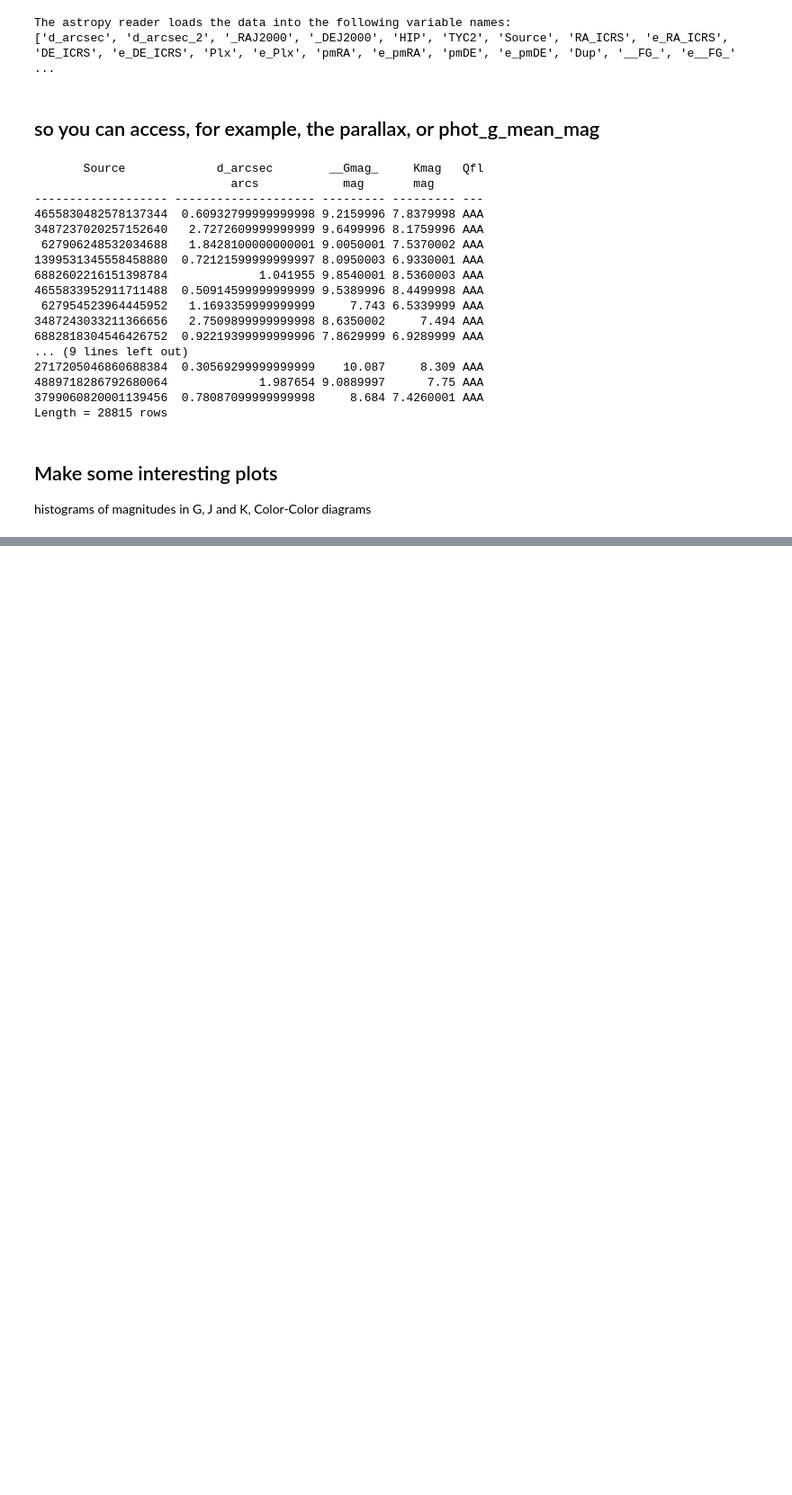
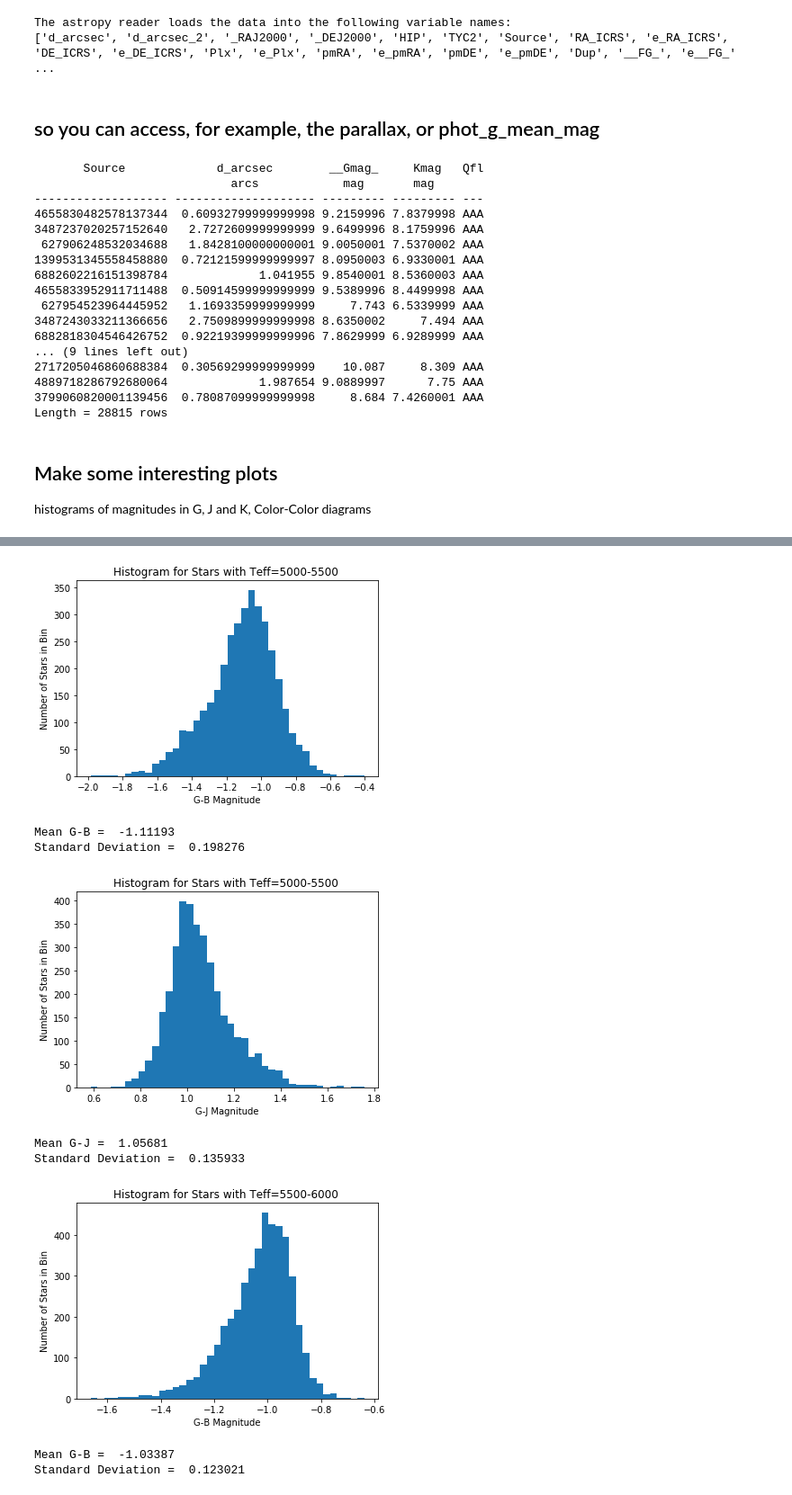
Before and after one commit to leemundy/GAIA, a Jupyter notebook: Work-Areas/lgm/notebooks/lgm-TgasxWright-2mass.ipynb, the cells around one changed output, grey strips where cells are left out. Shown: that part at 90% size. Drawn from its saved outputs; the diff is of its cells as text; code cells hidden in the pictures; blank space fills up the shorter version.

```diff
--- a/Work-Areas/lgm/notebooks/lgm-TgasxWright-2mass.ipynb
+++ b/Work-Areas/lgm/notebooks/lgm-TgasxWright-2mass.ipynb
@@ -190,0 +202,79 @@ The histogram of absolute G-band magnitudes peaks around 4th mag. Is that consis
+# %%
+Teff5250 = ma.masked_outside(Teff,5000,5500)
+GB5250 = ma.array(GB10,mask=Teff5250.mask)
+GB5250Mask = ma.compressed(ma.masked_outside(GB5250,-2.0,-0.2))
+bins = 40
+plt.xlabel('G-B Magnitude')
+plt.ylabel('Number of Stars in Bin')
+plt.title('Histogram for Stars with Teff=5000-5500 ')
+plt.hist(GB5250Mask,bins)
+plt.show()
+print('Mean G-B = ', GB5250Mask.mean())
+print('Standard Deviation = ', np.std(GB5250Mask))
+
+GJ5250 = ma.array(GJ10,mask=Teff5250.mask)
+GJ5250Mask = ma.compressed(ma.masked_outside(GJ5250,0.5,1.8))
+bins = 40
+plt.xlabel('G-J Magnitude')
+plt.ylabel('Number of Stars in Bin')
+plt.title('Histogram for Stars with Teff=5000-5500 ')
+plt.hist(GJ5250Mask,bins)
+plt.show()
+print('Mean G-J = ', GJ5250Mask.mean())
+print('Standard Deviation = ', np.std(GJ5250Mask))
+
+Teff5750 = ma.masked_outside(Teff,5500,6000)
+GB5750 = ma.array(GB10,mask=Teff5750.mask)
+GB5750Mask = ma.compressed(ma.masked_outside(GB5750,-1.7,-0.5))
+bins = 40
+plt.xlabel('G-B Magnitude')
+plt.ylabel('Number of Stars in Bin')
+plt.title('Histogram for Stars with Teff=5500-6000 ')
+plt.hist(GB5750Mask,bins)
+plt.show()
+print('Mean G-B = ', GB5750Mask.mean())
+print('Standard Deviation = ', np.std(GB5750Mask))
+
+GJ5750 = ma.array(GJ10,mask=Teff5750.mask)
+GJ5750Mask = ma.compressed(ma.masked_outside(GJ5750,0.5,1.75))
+
+plt.xlabel('G-J Magnitude')
+plt.ylabel('Number of Stars in Bin')
+plt.title('Histogram for Stars with Teff=5500-6000 ')
+plt.hist(GJ5750Mask,bins)
+plt.show()
+print('Mean G-J = ', GJ5750Mask.mean())
+print('Standard Deviation = ', np.std(GJ5750Mask))
+
+Teff3750 = ma.masked_outside(Teff,3500,4000)
+GB3750 = ma.array(GB10,mask=Teff3750.mask)
+GB3750Mask = ma.compressed(ma.masked_outside(GB3750,-2.5,-0.5))
+bins = 40
+plt.xlabel('G-B Magnitude')
+plt.ylabel('Number of Stars in Bin')
+plt.title('Histogram for Stars with Teff=3500-4000 ')
+plt.hist(GB3750Mask,bins)
+plt.show()
+print('Mean G-B = ', GB3750Mask.mean())
+print('Standard Deviation = ', np.std(GB3750Mask))
+
+GJ3750 = ma.array(GJ10,mask=Teff3750.mask)
+GJ3750Mask = ma.compressed(ma.masked_outside(GJ3750,0.0,2))
+
+plt.xlabel('G-J Magnitude')
+plt.ylabel('Number of Stars in Bin')
+plt.title('Histogram for Stars with Teff=3500-4000 ')
+plt.hist(GJ3750Mask,bins)
+plt.show()
+print('Mean G-J = ', GJ3750Mask.mean())
+print('Standard Deviation = ', np.std(GJ3750Mask))
+# %% [output]
+[figure, added]
+Mean G-B =  -1.11193
+Standard Deviation =  0.198276
+[figure, added]
+Mean G-J =  1.05681
+Standard Deviation =  0.135933
+[figure, added]
+Mean G-B =  -1.03387
+Standard Deviation =  0.123021
```
Also changed, not shown: parts of 13 cells of this notebook.
